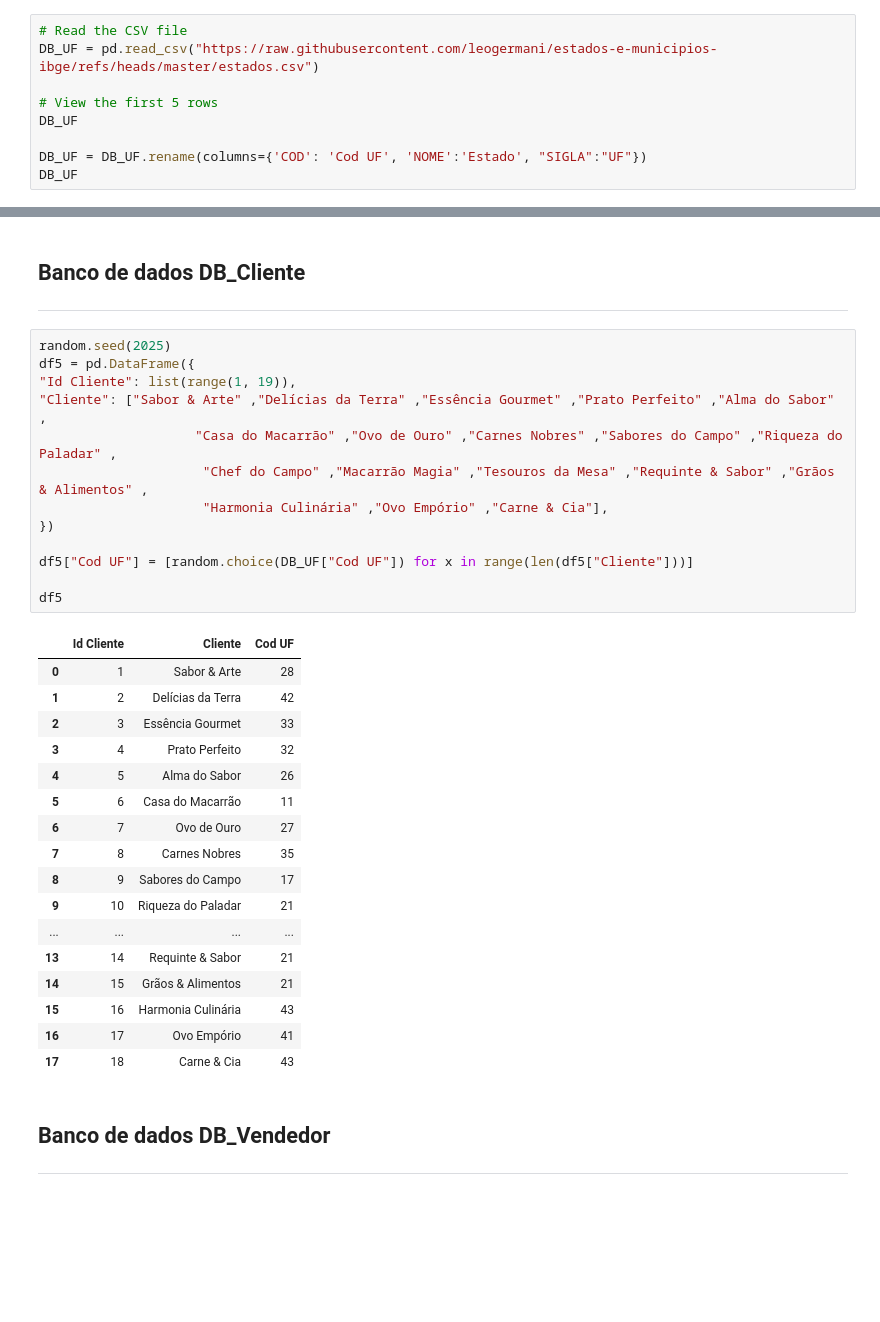
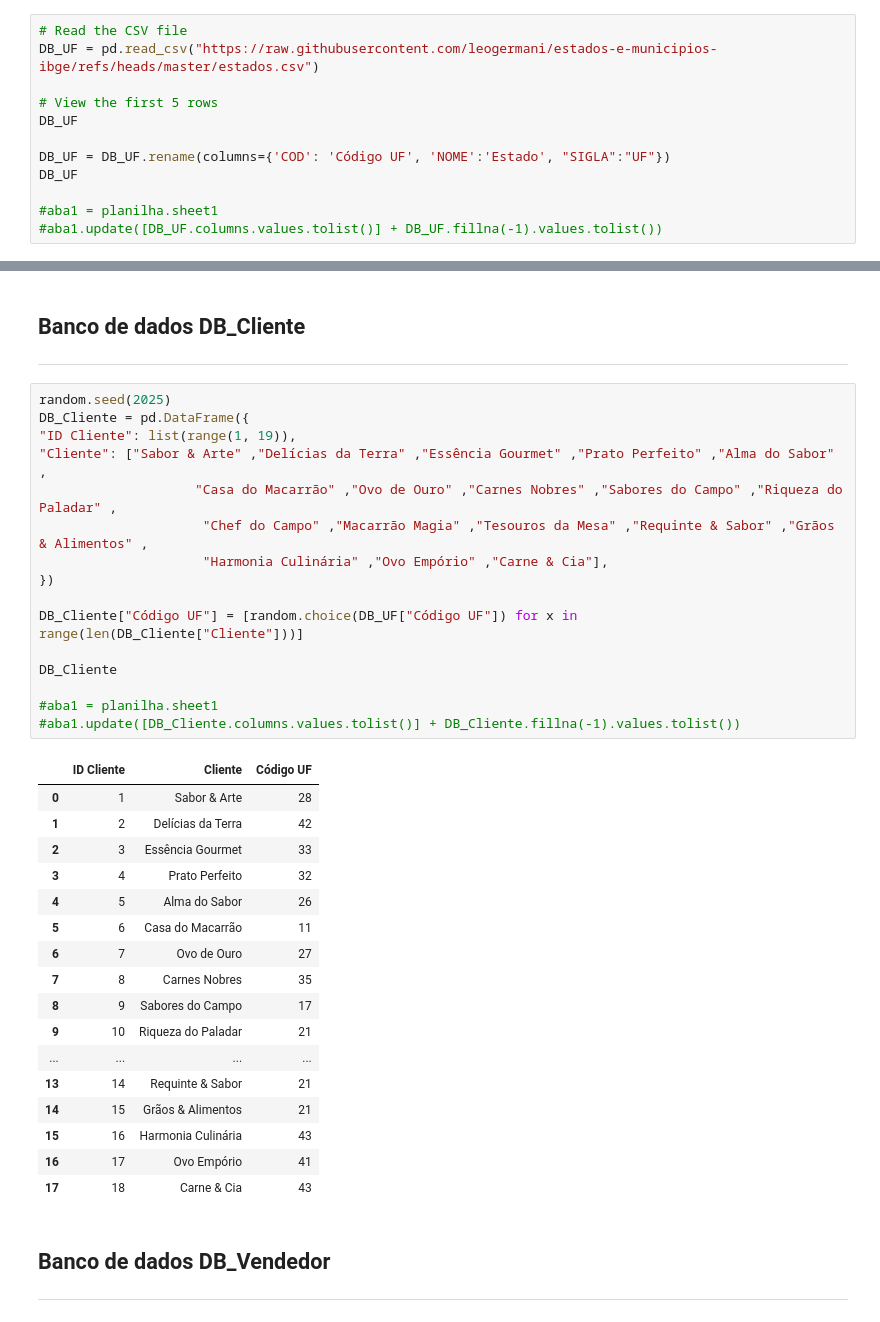
Before and after one commit to Tiago-HCruz/Loja-Mercadoria-Alimenticios, a Jupyter notebook: Python/Script_Proj_Varejo.ipynb, the cells around one changed output, grey strips where cells are left out. Cells and saved outputs as stored; diff of their text form; blank space fills up the shorter version.

```diff
--- a/Python/Script_Proj_Varejo.ipynb
+++ b/Python/Script_Proj_Varejo.ipynb
@@ -165,6 +168,9 @@ DB_UF = pd.read_csv("https://raw.githubusercontent.com/leogermani/estados-e-muni
 # View the first 5 rows
 DB_UF
 
-DB_UF = DB_UF.rename(columns={'COD': 'Cod UF', 'NOME':'Estado', "SIGLA":"UF"})
+DB_UF = DB_UF.rename(columns={'COD': 'Código UF', 'NOME':'Estado', "SIGLA":"UF"})
 DB_UF
+
+#aba1 = planilha.sheet1
+#aba1.update([DB_UF.columns.values.tolist()] + DB_UF.fillna(-1).values.tolist())
 # %% [output]
@@ -191,19 +197,22 @@ DB_UF
 ---
 # %%
 random.seed(2025)
-df5 = pd.DataFrame({
-"Id Cliente": list(range(1, 19)),
+DB_Cliente = pd.DataFrame({
+"ID Cliente": list(range(1, 19)),
 "Cliente": ["Sabor & Arte" ,"Delícias da Terra" ,"Essência Gourmet" ,"Prato Perfeito" ,"Alma do Sabor" ,
                     "Casa do Macarrão" ,"Ovo de Ouro" ,"Carnes Nobres" ,"Sabores do Campo" ,"Riqueza do Paladar" ,
                      "Chef do Campo" ,"Macarrão Magia" ,"Tesouros da Mesa" ,"Requinte & Sabor" ,"Grãos & Alimentos" ,
                      "Harmonia Culinária" ,"Ovo Empório" ,"Carne & Cia"],
 })
 
-df5["Cod UF"] = [random.choice(DB_UF["Cod UF"]) for x in range(len(df5["Cliente"]))]
+DB_Cliente["Código UF"] = [random.choice(DB_UF["Código UF"]) for x in range(len(DB_Cliente["Cliente"]))]
 
-df5
+DB_Cliente
+
+#aba1 = planilha.sheet1
+#aba1.update([DB_Cliente.columns.values.tolist()] + DB_Cliente.fillna(-1).values.tolist())
 # %% [output]
-|  | Id Cliente | Cliente | Cod UF |
+|  | ID Cliente | Cliente | Código UF |
 | 0 | 1 | Sabor & Arte | 28 |
 | 1 | 2 | Delícias da Terra | 42 |
 | 2 | 3 | Essência Gourmet | 33 |
```
Also changed, not shown: parts of 9 cells of this notebook.
